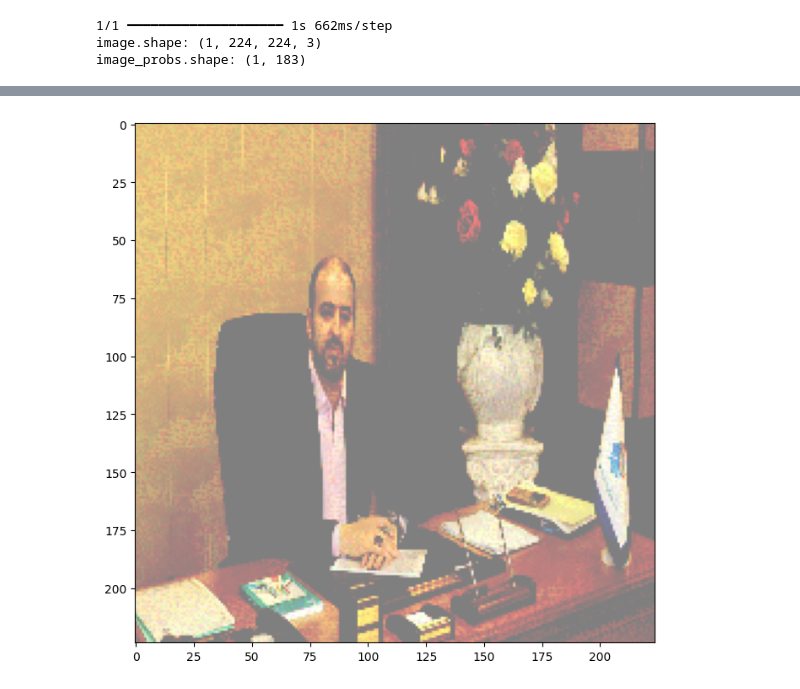
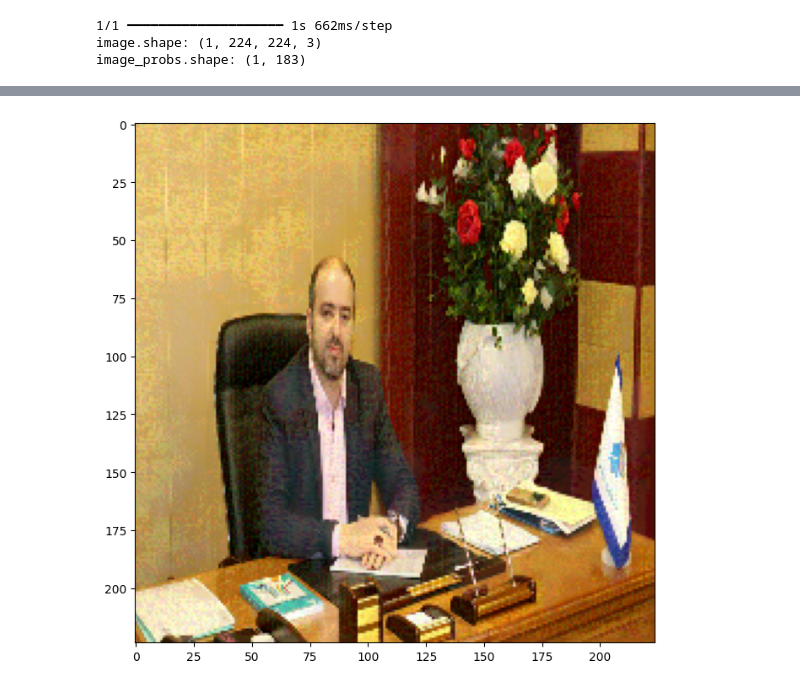
Before and after one commit to ErfanShakouri/AI_Image_Augmentation, a Jupyter notebook: Attacks/PersonalADV.ipynb, the cells around one changed output, grey strips where cells are left out. Drawn from its saved outputs; the diff is of its cells as text; code cells hidden in the pictures.

Commit message:
attack_all

```diff
--- a/Attacks/PersonalADV.ipynb
+++ b/Attacks/PersonalADV.ipynb
@@ -442,9 +482,17 @@ def bim_attack(model, input_image, input_label, epsilon, alpha, num_iterations):
 # %%
-#FGSM
+#RUN
 model = model
 input_image = image
 input_label = label
-eps = 0.1
-adv_x,perturbations =fgsm_attack(model, input_image, input_label,  eps)
+epsilon = 0.1
+alpha = epsilon / 4
+num_iterations = 10
+momentum = 0.9
+
+#adv_x, perturbations = fgsm_attack(model, input_image, input_label, epsilon)
+#adv_x, perturbations = pgd_attack(model,  input_image, input_label, epsilon, alpha, num_iterations)
+#adv_x, perturbations = bim_attack(model,  input_image, input_label, epsilon, alpha, num_iterations)
+adv_x, perturbations = mi_fgsm_attack(model, input_image, input_label, epsilon, alpha, num_iterations, momentum)
+
 plt.imshow(perturbations[0] * 0.5 + 0.5);  # To change [-1, 1] to [0,1]
 # %% [output]
@@ -452,10 +499,0 @@ plt.imshow(perturbations[0] * 0.5 + 0.5);  # To change [-1, 1] to [0,1]
-# %%
-#PGD
-model = model
-input_image = image
-input_label = label
-epsilon = 0.1
-alpha = epsilon / 4
-num_iterations = 10
-adv_x, perturbations =pgd_attack(model, input_image, input_label, epsilon, alpha, num_iterations)
-plt.imshow(perturbations[0] * 0.5 + 0.5);  # To change [-1, 1] to [0,1]
@@ -464,10 +499,0 @@ plt.imshow(perturbations[0] * 0.5 + 0.5);  # To change [-1, 1] to [0,1]
-# %%
-#BIM
-model = model
-input_image = image
-input_label = label
-epsilon = 0.1
-alpha = epsilon / 4
-num_iterations = 10
-adv_x, perturbations =bim_attack(model, input_image, input_label, epsilon, alpha, num_iterations)
-plt.imshow(perturbations[0] * 0.5 + 0.5);  # To change [-1, 1] to [0,1]
@@ -476,20 +500,20 @@ plt.imshow(perturbations[0] * 0.5 + 0.5);  # To change [-1, 1] to [0,1]
 # %%
 
 def display_images(adv_x, save_path):
   """
   display_images and save the pic
   adv_x: adversal image
   save_path: path to save the image (.jpg)
   """
   adv_x=adv_x[0]*0.5+0.5
   if save_path:
     plt.imsave(save_path, adv_x.numpy())
   plt.figure()
   plt.imshow(adv_x)
   plt.show()
 
 adv_x = adv_x
-save_path = '/content/drive/MyDrive/Ai_Lab/data/Yazdanian/yazdanian_attack_PGD/51101054.jpg'
+save_path = '/content/drive/MyDrive/Ai_Lab/data/Yazdanian/yazdanian_attack_MI_FGSM/51101054.jpg'
 display_images(adv_x, save_path)
 # %% [output]
-[figure, old version]
+[figure, new version]
```
Also changed, not shown: parts of 4 cells of this notebook.
